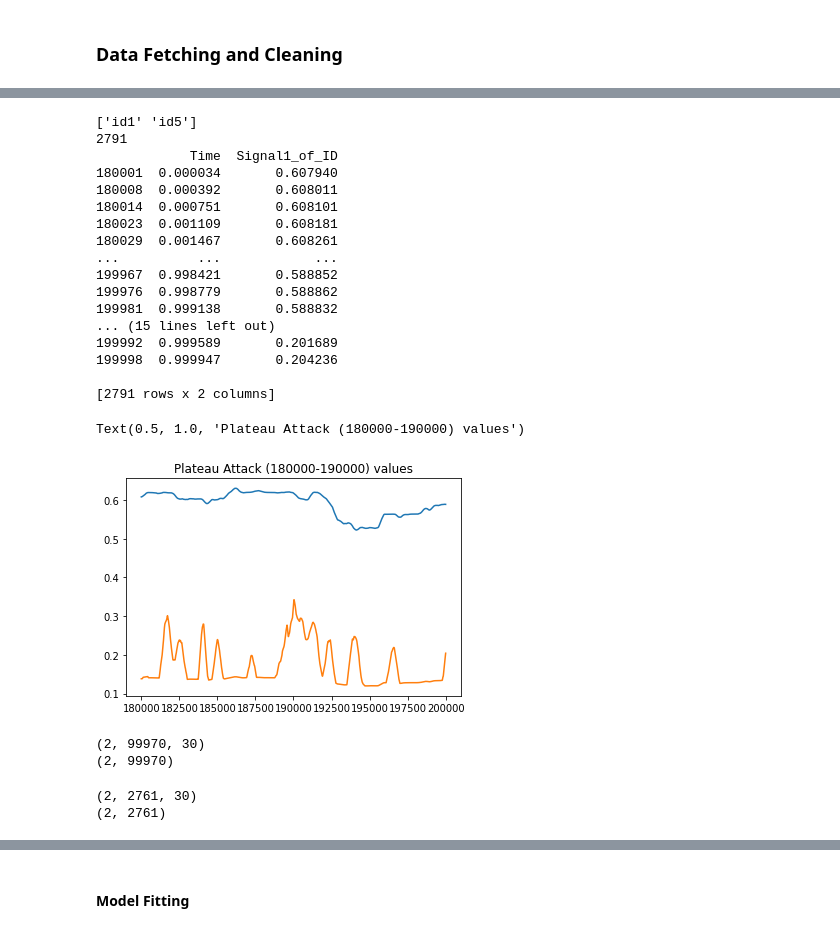
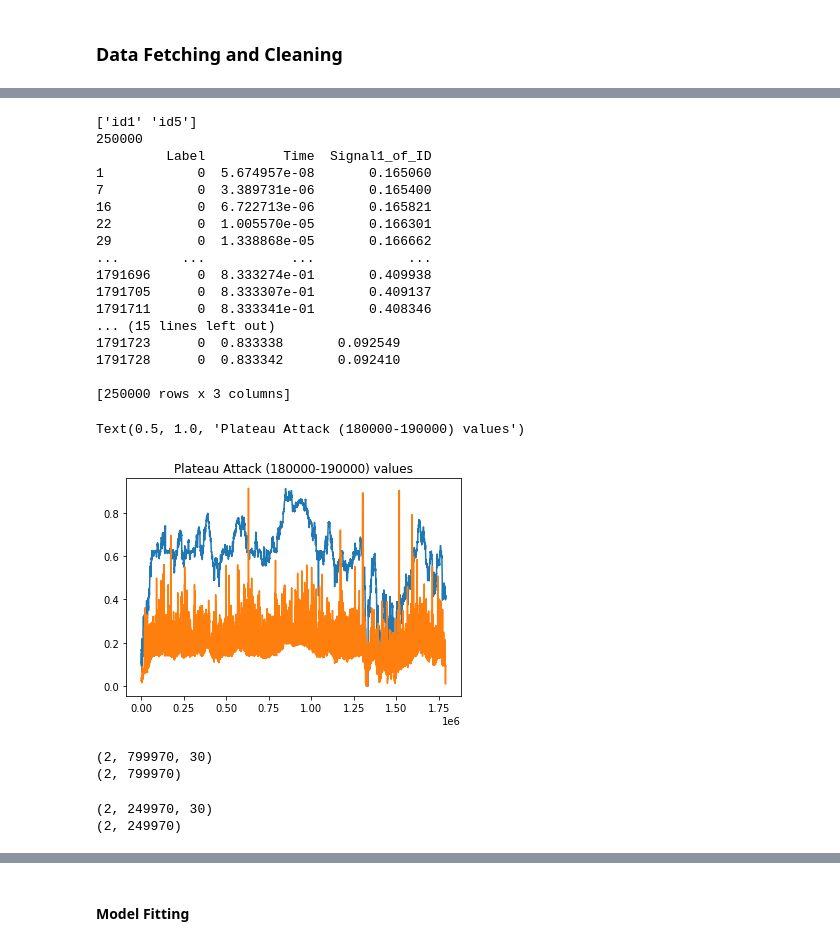
Before and after one commit to abdul2k10023/ML_CAN_IDS, a Jupyter notebook: multi_IDs.ipynb, the cells around one changed output, grey strips where cells are left out. Cells and saved outputs as stored; diff of their text form; code cells hidden in the pictures.

Commit message:
Desinged Necessary Plots anadded new bottle to the model

```diff
--- a/multi_IDs.ipynb
+++ b/multi_IDs.ipynb
@@ -48,7 +48,7 @@ for i in all_IDs:
     temp = df_normal[df_normal['ID']==i].dropna(axis=1, how='all')
     temp = temp.drop(temp[['Label']],axis =1)
     temp = temp.drop(temp[['ID']],axis =1)
-    temp = temp.iloc[0:100000,0:2]
+    temp = temp.iloc[0:1000000,0:2]
     df_ID_list.append(temp)
 
 for i in range(len(df_ID_list)):
@@ -91,52 +91,52 @@ Name: Signal1, Length: 100000, dtype: float64
 # %%
 df_test_plat_ID1 = pd.read_csv('test_plateau.csv', delimiter=',')
 df_test_plat_ID1 = df_test_plat_ID1.dropna(axis=1, how='all')
 # df_test_plat_ID1 = df_test_plat_ID1.iloc[0:(int(len(df_test_plat_ID1)/5)),:]
-df_test_plat_ID1 = df_test_plat_ID1.iloc[180000:200000,:]
+# df_test_plat_ID1 = df_test_plat_ID1.iloc[180000:400000,:]
 df_test_plat_ID1[['Time']] = scaler.fit_transform(df_test_plat_ID1[['Time']])
 
 # df_test_plat_ID1.iloc[180000:250000,0:2]
 
 all__test_IDs = np.array(['id1','id5'])
 print(all_IDs)
 df_testID_list = list()
 
 for i in all__test_IDs:
     tempTest = df_test_plat_ID1[df_test_plat_ID1['ID']==i].dropna(axis=1, how='all')
-    tempTest = tempTest.drop(tempTest[['Label']],axis =1)
+    # tempTest = tempTest.drop(tempTest[['Label']],axis =1)
     tempTest = tempTest.drop(tempTest[['ID']],axis =1)
-    tempTest = tempTest.iloc[0:100000,0:2]
+    tempTest = tempTest.iloc[0:250000,0:3]
     df_testID_list.append(tempTest)
 
 for i in range(len(df_testID_list)):
     # tabloo.show(i)
     print(len(df_testID_list[i]))
     print(df_testID_list[i])
 
 
-plt.plot(df_testID_list[0].iloc[:,1:2])
-plt.plot(df_testID_list[1].iloc[:,1:2])
+plt.plot(df_testID_list[0].iloc[:,2:3])
+plt.plot(df_testID_list[1].iloc[:,2:3])
 plt.title('Plateau Attack (180000-190000) values')
 # %% [output]
 ['id1' 'id5']
-2791
-            Time  Signal1_of_ID
-180001  0.000034       0.607940
-180008  0.000392       0.608011
-180014  0.000751       0.608101
-180023  0.001109       0.608181
-180029  0.001467       0.608261
-...          ...            ...
-199967  0.998421       0.588852
-199976  0.998779       0.588862
-199981  0.999138       0.588832
+250000
+         Label          Time  Signal1_of_ID
+1            0  5.674957e-08       0.165060
+7            0  3.389731e-06       0.165400
+16           0  6.722713e-06       0.165821
+22           0  1.005570e-05       0.166301
+29           0  1.338868e-05       0.166662
+...        ...           ...            ...
+1791696      0  8.333274e-01       0.409938
+1791705      0  8.333307e-01       0.409137
+1791711      0  8.333341e-01       0.408346
 ... (15 lines left out)
-199992  0.999589       0.201689
-199998  0.999947       0.204236
+1791723      0  0.833338       0.092549
+1791728      0  0.833342       0.092410
 
-[2791 rows x 2 columns]
+[250000 rows x 3 columns]
 Text(0.5, 1.0, 'Plateau Attack (180000-190000) values')
-[figure, old version]
+[figure, new version]
 # %%
 
 
@@ -189,14 +189,14 @@ X_test, Y_test = createTestDataset(df_testID_list, df_testID_list, TIME_STEP)
 print(X_train.shape)
 print(Y_train.shape)
 # %% [output]
-(2, 99970, 30)
-(2, 99970)
+(2, 799970, 30)
+(2, 799970)
 # %%
 print(X_test.shape)
 print(Y_test.shape)
 # %% [output]
-(2, 2761, 30)
-(2, 2761)
+(2, 249970, 30)
+(2, 249970)
 # %%
 a = np.reshape(X_train,(-1,2,30,1))
 b = np.reshape(Y_train,(-1,2,1))
```
Also changed, not shown: parts of 38 cells of this notebook, 8 other files.
